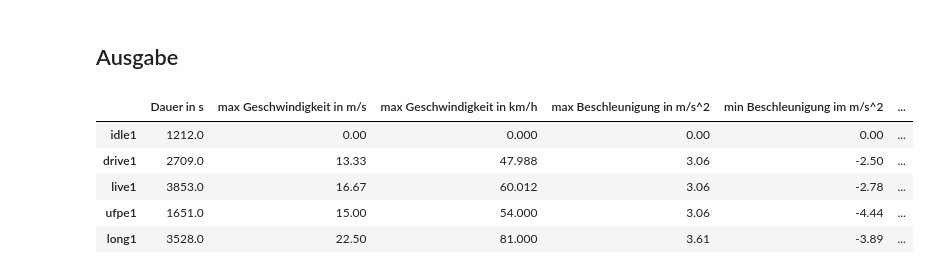
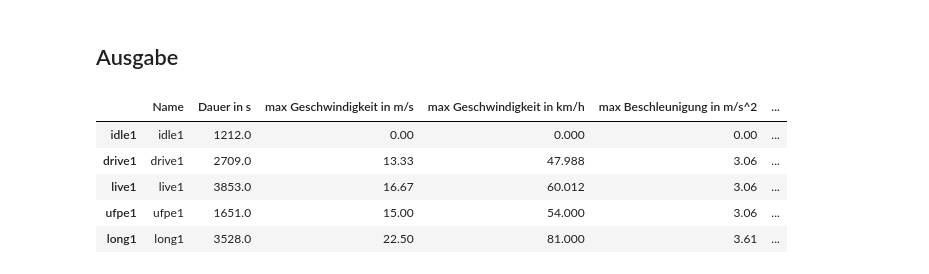
Before and after one commit to camila-duarte/verbrennungsmotoren, a Jupyter notebook: Berechnungen.ipynb, the cells around one changed output. Cells and saved outputs as stored; diff of their text form; code cells hidden in the pictures.

```diff
--- a/Berechnungen.ipynb
+++ b/Berechnungen.ipynb
@@ -229,34 +229,35 @@ for i in range(length):
 # %%
 # output of key values
 dauer = np.zeros(length) # in s
 max_geschwindigkeit = np.zeros(length) # in km/h
 max_beschleunigung = np.zeros(length) # in m/s^2
 min_beschleunigung = np.zeros(length) # in m/s^2
 max_Leistung = np.zeros(length) #in kW
 max_Drehmoment = np.zeros(length) #in Nm
 for i in range(length):
     dauer[i] = int(data[i].shape[0])
     max_geschwindigkeit[i] = round(data[i]["VEHICLE_SPEED ()"].max(),2)
     max_beschleunigung[i] = round(data[i]["BESCHLEUNIGUNG"].max(),2)
     min_beschleunigung[i] = round(data[i]["BESCHLEUNIGUNG"].min(),2)
     max_Leistung[i] =  round(data[i]["LEISTUNG"].max()/1000,2)
     max_Drehmoment[i] = round(data[i]["DREHMOMENT"].max(),2)
 
-output = pd.DataFrame({"Dauer in s": dauer,
+output = pd.DataFrame({"Name": names,
+                        "Dauer in s": dauer,
                        "max Geschwindigkeit in m/s": max_geschwindigkeit,
                        "max Geschwindigkeit in km/h":max_geschwindigkeit*3.6,
                        "max Beschleunigung in m/s^2": max_beschleunigung,
                        "min Beschleunigung im m/s^2": min_beschleunigung,
                        "max Leistung in kW": max_Leistung,
                        "max Drehmoment in Nm": max_Drehmoment}
                       ,index = names)
 output.to_excel("output.xlsx")
 output.to_latex("output.tex",index=False)
 output
 # %% [output]
-|  | Dauer in s | max Geschwindigkeit in m/s | max Geschwindigkeit in km/h | max Beschleunigung in m/s^2 | min Beschleunigung im m/s^2 | ... |
-| idle1 | 1212.0 | 0.00 | 0.000 | 0.00 | 0.00 | ... |
-| drive1 | 2709.0 | 13.33 | 47.988 | 3.06 | -2.50 | ... |
-| live1 | 3853.0 | 16.67 | 60.012 | 3.06 | -2.78 | ... |
-| ufpe1 | 1651.0 | 15.00 | 54.000 | 3.06 | -4.44 | ... |
-| long1 | 3528.0 | 22.50 | 81.000 | 3.61 | -3.89 | ... |
+|  | Name | Dauer in s | max Geschwindigkeit in m/s | max Geschwindigkeit in km/h | max Beschleunigung in m/s^2 | ... |
+| idle1 | idle1 | 1212.0 | 0.00 | 0.000 | 0.00 | ... |
+| drive1 | drive1 | 2709.0 | 13.33 | 47.988 | 3.06 | ... |
+| live1 | live1 | 3853.0 | 16.67 | 60.012 | 3.06 | ... |
+| ufpe1 | ufpe1 | 1651.0 | 15.00 | 54.000 | 3.06 | ... |
+| long1 | long1 | 3528.0 | 22.50 | 81.000 | 3.61 | ... |
```
Also changed, not shown: parts of 2 cells of this notebook, 43 other files.
